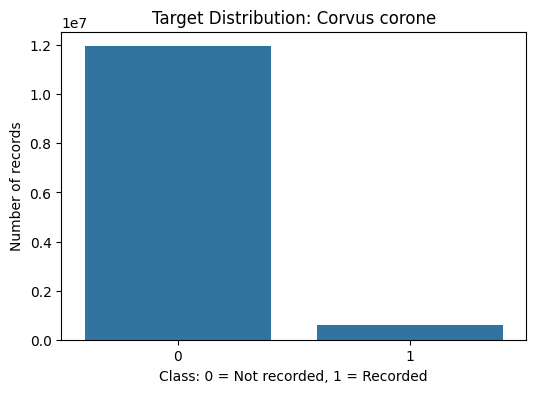
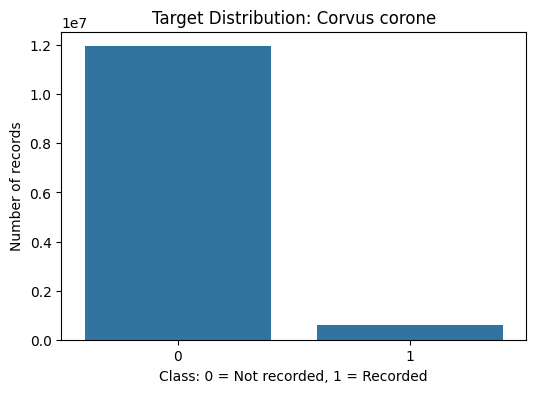
The notebook cell's code change between the first figure and the second:
--- before
+++ after
@@ -1,9 +1,14 @@
 plt.figure(figsize=(6,4))
 sns.countplot(x=df["target_binary"])
-plt.title("Target Distribution: Corvus corone")
-plt.xlabel("Class: 0 = Not recorded, 1 = Recorded")
+plt.title("Target Distribution: Corvus corone Observation Activity")
+plt.xlabel("Class: 0 = Low activity, 1 = High activity")
 plt.ylabel("Number of records")
 plt.show()
 
-class_percentage = (df["target_binary"].value_counts(normalize=True) * 100).round(2)
+class_percentage = (
+    df["target_binary"]
+    .value_counts(normalize=True)
+    .rename(index={0: "Low activity", 1: "High activity"})
+    * 100
+).round(2)
 class_percentage

Commit: requirements adjustment, + wording fix